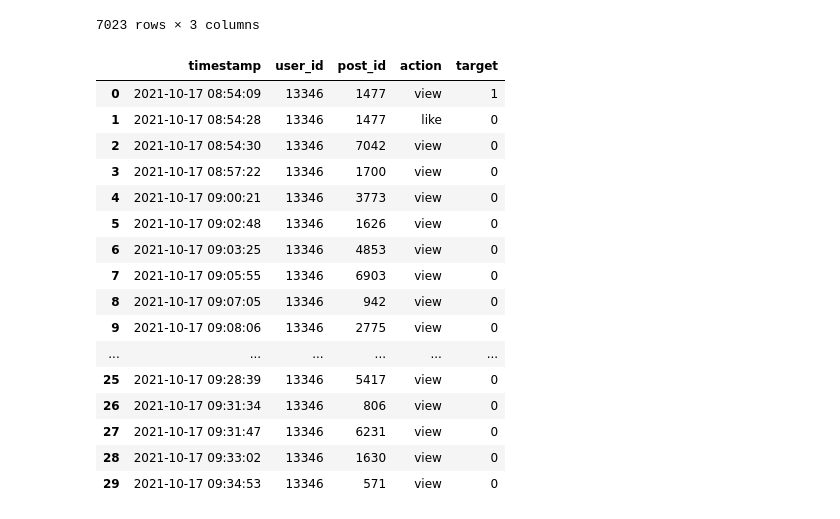
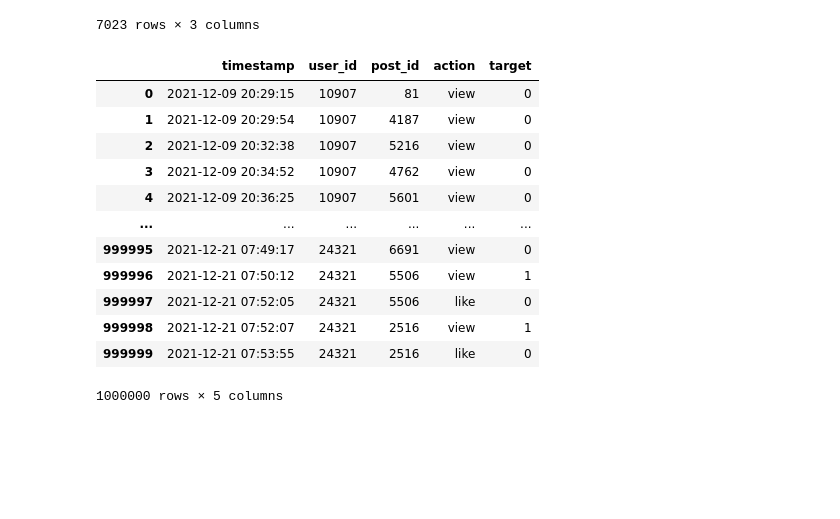
Before and after one commit to aiulyanov/startml, a Jupyter notebook: recsys_project/data.ipynb, the cells around one changed output. Cells and saved outputs as stored; diff of their text form; code cells hidden in the pictures; blank space fills up the shorter version.

```diff
--- a/recsys_project/data.ipynb
+++ b/recsys_project/data.ipynb
@@ -71,23 +55,19 @@ post_df
 | 7021 | 7318 | The version I saw of this film wa... | movie |
 | 7022 | 7319 | Piece of subtle art. Maybe a mast... | movie |
 7023 rows × 3 columns
-# %%
-feed_df[feed_df['user_id'] == 13346].head(30)
-# %% [output]
-|  | timestamp | user_id | post_id | action | target |
-| 0 | 2021-10-17 08:54:09 | 13346 | 1477 | view | 1 |
-| 1 | 2021-10-17 08:54:28 | 13346 | 1477 | like | 0 |
-| 2 | 2021-10-17 08:54:30 | 13346 | 7042 | view | 0 |
-| 3 | 2021-10-17 08:57:22 | 13346 | 1700 | view | 0 |
-| 4 | 2021-10-17 09:00:21 | 13346 | 3773 | view | 0 |
-| 5 | 2021-10-17 09:02:48 | 13346 | 1626 | view | 0 |
-| 6 | 2021-10-17 09:03:25 | 13346 | 4853 | view | 0 |
-| 7 | 2021-10-17 09:05:55 | 13346 | 6903 | view | 0 |
-| 8 | 2021-10-17 09:07:05 | 13346 | 942 | view | 0 |
-| 9 | 2021-10-17 09:08:06 | 13346 | 2775 | view | 0 |
-| ... | ... | ... | ... | ... | ... |
-| 25 | 2021-10-17 09:28:39 | 13346 | 5417 | view | 0 |
-| 26 | 2021-10-17 09:31:34 | 13346 | 806 | view | 0 |
-| 27 | 2021-10-17 09:31:47 | 13346 | 6231 | view | 0 |
-| 28 | 2021-10-17 09:33:02 | 13346 | 1630 | view | 0 |
-| 29 | 2021-10-17 09:34:53 | 13346 | 571 | view | 0 |
+# %%
+feed_df
+# %% [output]
+|  | timestamp | user_id | post_id | action | target |
+| 0 | 2021-12-09 20:29:15 | 10907 | 81 | view | 0 |
+| 1 | 2021-12-09 20:29:54 | 10907 | 4187 | view | 0 |
+| 2 | 2021-12-09 20:32:38 | 10907 | 5216 | view | 0 |
+| 3 | 2021-12-09 20:34:52 | 10907 | 4762 | view | 0 |
+| 4 | 2021-12-09 20:36:25 | 10907 | 5601 | view | 0 |
+| ... | ... | ... | ... | ... | ... |
+| 999995 | 2021-12-21 07:49:17 | 24321 | 6691 | view | 0 |
+| 999996 | 2021-12-21 07:50:12 | 24321 | 5506 | view | 1 |
+| 999997 | 2021-12-21 07:52:05 | 24321 | 5506 | like | 0 |
+| 999998 | 2021-12-21 07:52:07 | 24321 | 2516 | view | 1 |
+| 999999 | 2021-12-21 07:53:55 | 24321 | 2516 | like | 0 |
+1000000 rows × 5 columns
```
Also changed, not shown: parts of 13 cells of this notebook, 27 other files.
